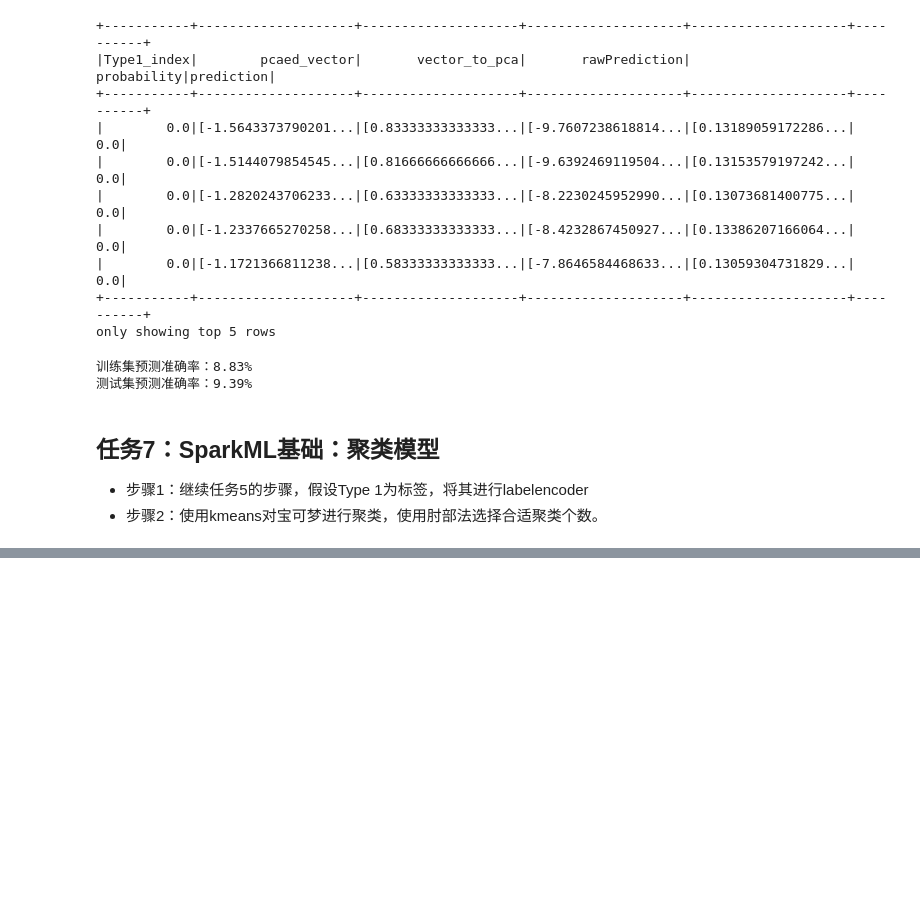
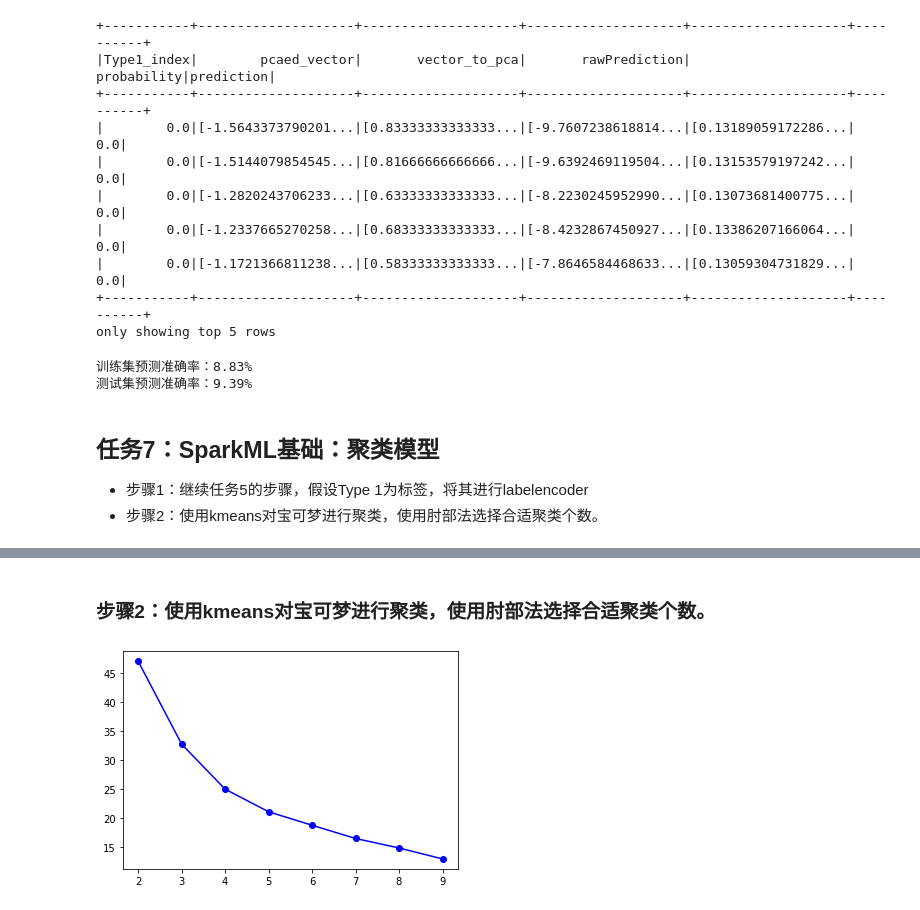
Before and after one commit to wzs30/Coggle_Spark_202203, a Jupyter notebook: my_spark.ipynb, the cells around one changed output, grey strips where cells are left out. Drawn from its saved outputs; the diff is of its cells as text; code cells hidden in the pictures; blank space fills up the shorter version.

```diff
--- a/my_spark.ipynb
+++ b/my_spark.ipynb
@@ -614,0 +626,27 @@ print(f"训练集预测准确率：{accu_train_bayes:.2%}\n测试集预测准确
+# %% [markdown]
+### 步骤2：使用kmeans对宝可梦进行聚类，使用肘部法选择合适聚类个数。
+# %%
+from pyspark.ml.clustering import KMeans
+from pyspark.ml.evaluation import ClusteringEvaluator
+
+# 根据不同K值进行聚类
+errors = []
+silhouettes = []
+for k in range(2, 10):
+    kmeans_model = KMeans(featuresCol='pcaed_vector', k=k, seed=2022).fit(data_set)
+    kmeans_results = kmeans_model.transform(data_set)
+    # 簇内误方差
+    error = kmeans_model.summary.trainingCost
+    # 轮廓系数
+    silhouette = ClusteringEvaluator(predictionCol='prediction', featuresCol='pcaed_vector', metricName='silhouette').evaluate(kmeans_results)
+    errors.append(error)
+    silhouettes.append(silhouette)
+# %%
+# 作图根据肘部原则选择 K = 4or5
+import matplotlib.pyplot as plt
+import numpy as np
+
+x = np.arange(2, 10)
+plt.plot(x, errors, 'o-', color='blue');
+# %% [output]
+[figure, added]
```
Also changed, not shown: parts of 22 cells of this notebook, 2 other files.
